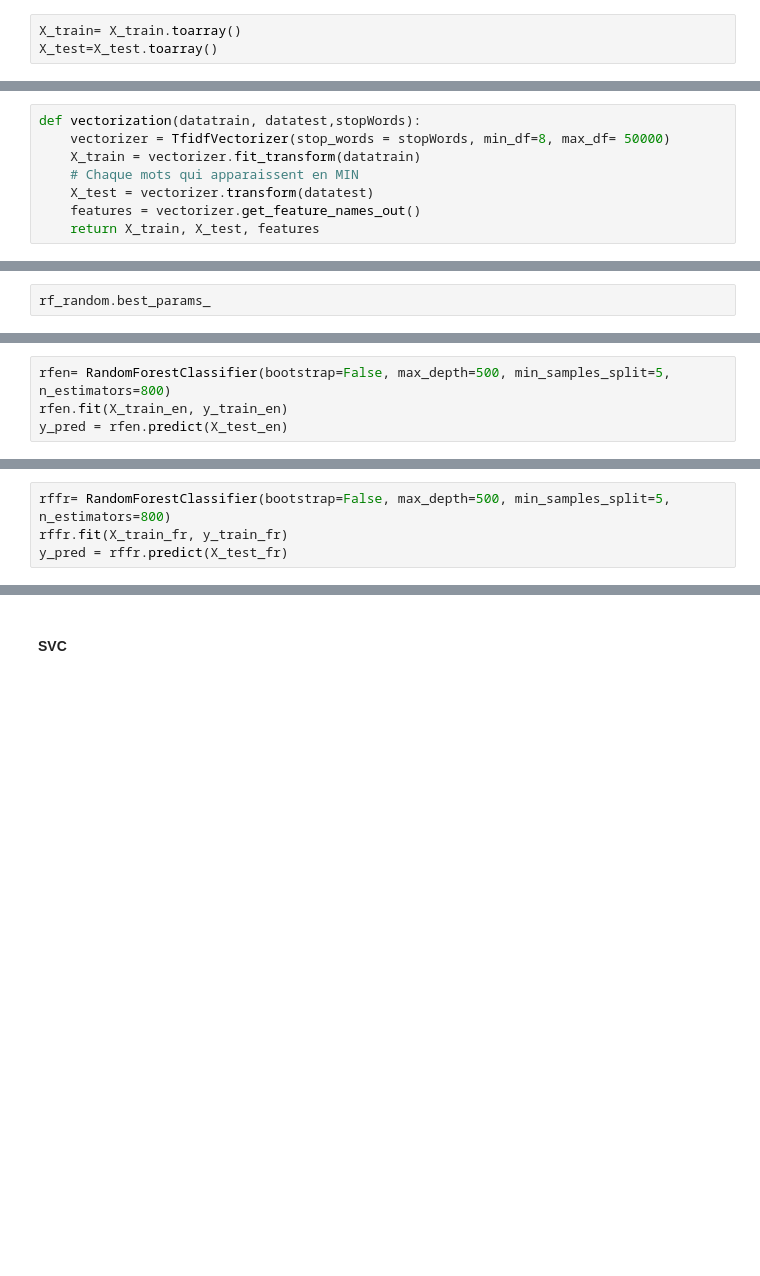
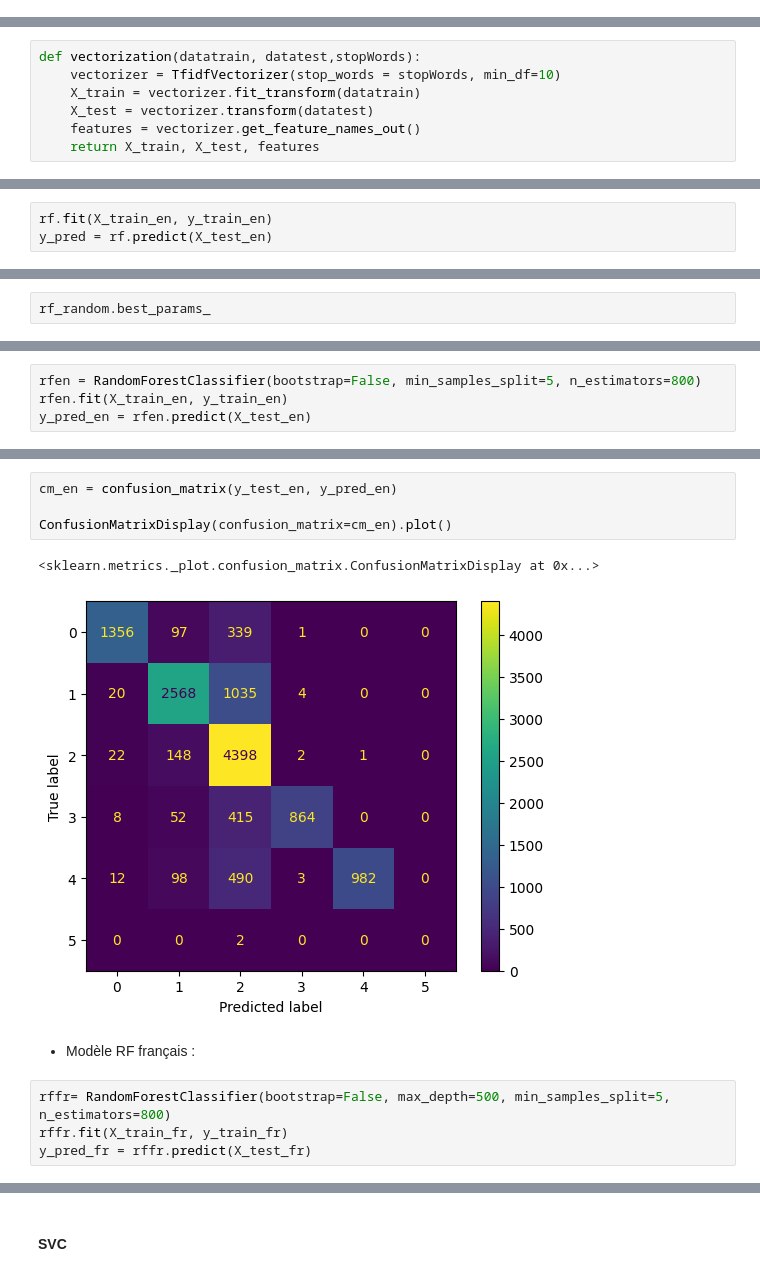
Before and after one commit to jmasSN/deft_2009, a Jupyter notebook: Codes/extract_main_final.ipynb, the cells around one changed output, grey strips where cells are left out. Drawn from its saved outputs; the diff is of its cells as text; blank space fills up the shorter version.

```diff
--- a/Codes/extract_main_final.ipynb
+++ b/Codes/extract_main_final.ipynb
@@ -133,7 +134,4 @@ X_test = vectorizer.transform(test_text)
 features = vectorizer.get_feature_names_out()
-# %%
-X_train= X_train.toarray()
-X_test=X_test.toarray()
 # %% [markdown]
 ## Preparation des targets
 # %% [markdown]
@@ -301,9 +303,8 @@ weighted avg       0.13      0.35      0.18     38751
 ### Vectorisation
 # %%
 def vectorization(datatrain, datatest,stopWords):
-    vectorizer = TfidfVectorizer(stop_words = stopWords, min_df=8, max_df= 50000)
+    vectorizer = TfidfVectorizer(stop_words = stopWords, min_df=10)
     X_train = vectorizer.fit_transform(datatrain)
-    # Chaque mots qui apparaissent en MIN
     X_test = vectorizer.transform(datatest)
     features = vectorizer.get_feature_names_out()
     return X_train, X_test, features
@@ -328,0 +336,3 @@ rf = RandomForestClassifier()
+# %%
+rf.fit(X_train_en, y_train_en)
+y_pred = rf.predict(X_test_en)
@@ -416,5 +432,5 @@ rf_random.best_params_
 # %%
-rfen= RandomForestClassifier(bootstrap=False, max_depth=500, min_samples_split=5, n_estimators=800)
+rfen = RandomForestClassifier(bootstrap=False, min_samples_split=5, n_estimators=800)
 rfen.fit(X_train_en, y_train_en)
-y_pred = rfen.predict(X_test_en)
+y_pred_en = rfen.predict(X_test_en)
 # %%
@@ -426,5 +456,14 @@ Accuracy: 0.7851668344042735
+# %%
+cm_en = confusion_matrix(y_test_en, y_pred_en)
+
+ConfusionMatrixDisplay(confusion_matrix=cm_en).plot()
+# %% [output]
+<sklearn.metrics._plot.confusion_matrix.ConfusionMatrixDisplay at 0x...>
+[figure, added]
+# %% [markdown]
+- Modèle RF français :
 # %%
 rffr= RandomForestClassifier(bootstrap=False, max_depth=500, min_samples_split=5, n_estimators=800)
 rffr.fit(X_train_fr, y_train_fr)
-y_pred = rffr.predict(X_test_fr)
+y_pred_fr = rffr.predict(X_test_fr)
 # %%
```
Also changed, not shown: parts of 46 cells of this notebook.
